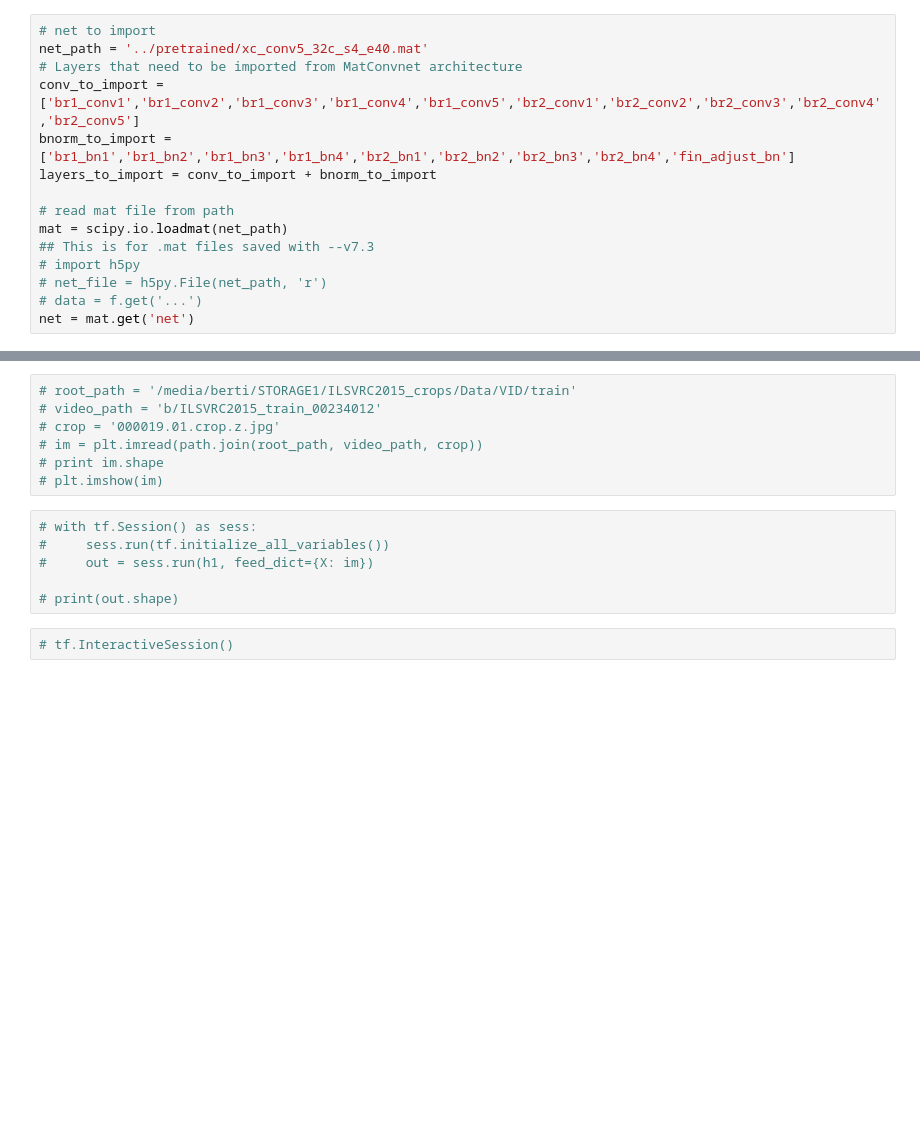
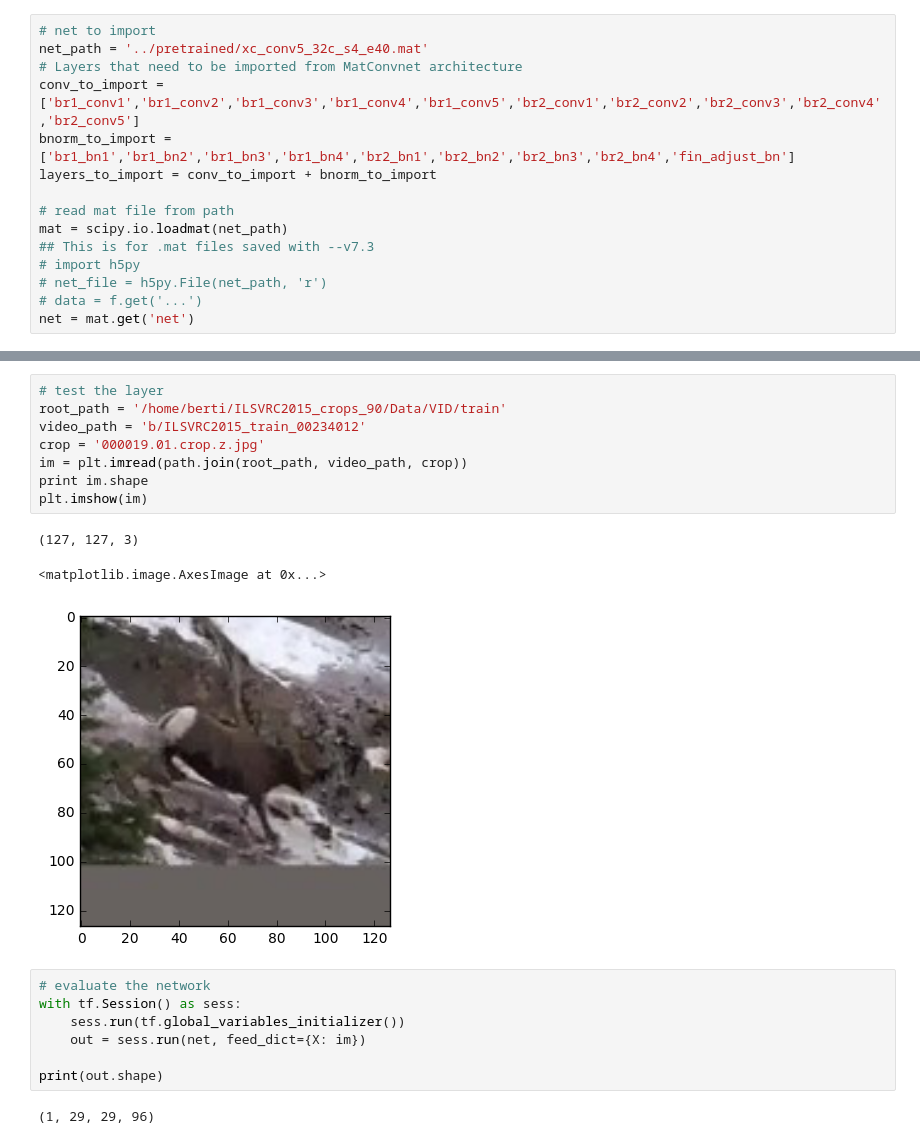
Before and after one commit to torrvision/siamfc-tf, a Jupyter notebook: notebooks/0.0-luca_matconvnet-import.ipynb, the cells around one changed output, grey strips where cells are left out. Cells and saved outputs as stored; diff of their text form; blank space fills up the shorter version.

Commit message:
Done importing and built one layer. Still to understand how to match matconvnet output of bnorm

```diff
--- a/notebooks/0.0-luca_matconvnet-import.ipynb
+++ b/notebooks/0.0-luca_matconvnet-import.ipynb
@@ -70,15 +82,21 @@ X1 = tf.expand_dims(X, 0)
 # %%
-# root_path = '/media/berti/STORAGE1/ILSVRC2015_crops/Data/VID/train'
-# video_path = 'b/ILSVRC2015_train_00234012'
-# crop = '000019.01.crop.z.jpg'
-# im = plt.imread(path.join(root_path, video_path, crop))
-# print im.shape
-# plt.imshow(im)
+# test the layer
+root_path = '/home/berti/ILSVRC2015_crops_90/Data/VID/train'
+video_path = 'b/ILSVRC2015_train_00234012'
+crop = '000019.01.crop.z.jpg'
+im = plt.imread(path.join(root_path, video_path, crop))
+print im.shape
+plt.imshow(im)
+# %% [output]
+(127, 127, 3)
+<matplotlib.image.AxesImage at 0x...>
+[figure, added]
 # %%
-# with tf.Session() as sess:
-#     sess.run(tf.initialize_all_variables())
-#     out = sess.run(h1, feed_dict={X: im})
+# evaluate the network
+with tf.Session() as sess:
+    sess.run(tf.global_variables_initializer())
+    out = sess.run(net, feed_dict={X: im})
 
-# print(out.shape)
+print(out.shape)
+# %% [output]
+(1, 29, 29, 96)
-# %%
-# tf.InteractiveSession()
```
Also changed, not shown: parts of 7 cells of this notebook, 4 other files.
